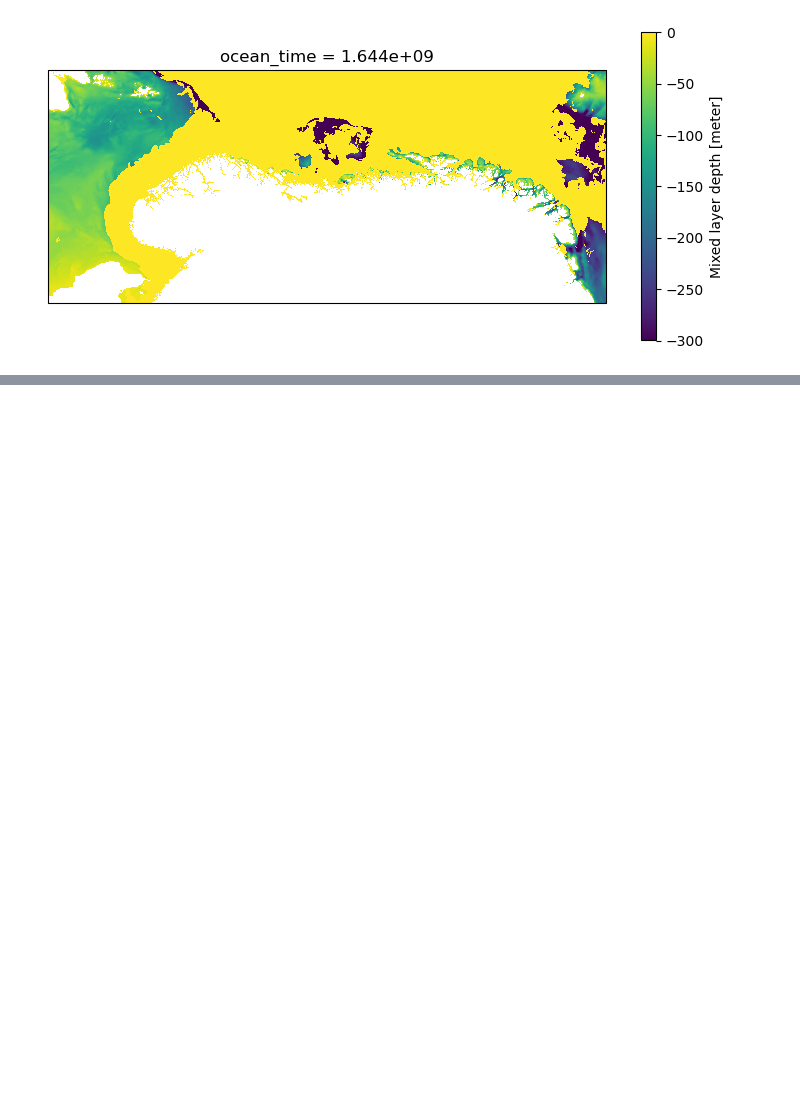
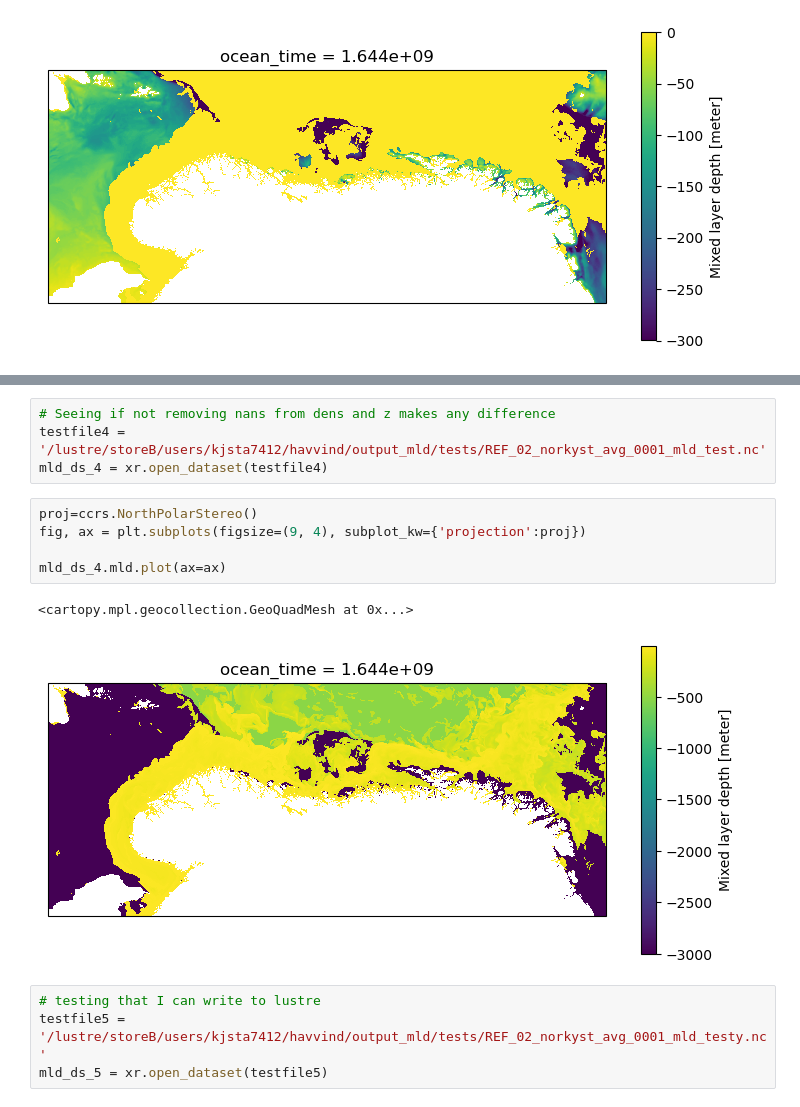
Before and after one commit to kjes4pres/MET_sommer25, a Jupyter notebook: Mixed_layer_depth/MLD.ipynb, the cells around one changed output, grey strips where cells are left out. Drawn from its saved outputs; the diff is of its cells as text; blank space fills up the shorter version.

```diff
--- a/Mixed_layer_depth/MLD.ipynb
+++ b/Mixed_layer_depth/MLD.ipynb
@@ -149,0 +152,16 @@ d.plot(ax=ax)
+# %%
+# Seeing if not removing nans from dens and z makes any difference
+testfile4 = '/lustre/storeB/users/kjsta7412/havvind/output_mld/tests/REF_02_norkyst_avg_0001_mld_test.nc'
+mld_ds_4 = xr.open_dataset(testfile4)
+# %%
+proj=ccrs.NorthPolarStereo()
+fig, ax = plt.subplots(figsize=(9, 4), subplot_kw={'projection':proj})
+
+mld_ds_4.mld.plot(ax=ax)
+# %% [output]
+<cartopy.mpl.geocollection.GeoQuadMesh at 0x...>
+[figure, added]
+# %%
+# testing that I can write to lustre
+testfile5 = '/lustre/storeB/users/kjsta7412/havvind/output_mld/tests/REF_02_norkyst_avg_0001_mld_testy.nc'
+mld_ds_5 = xr.open_dataset(testfile5)
```
Also changed, not shown: parts of 9 cells of this notebook.
